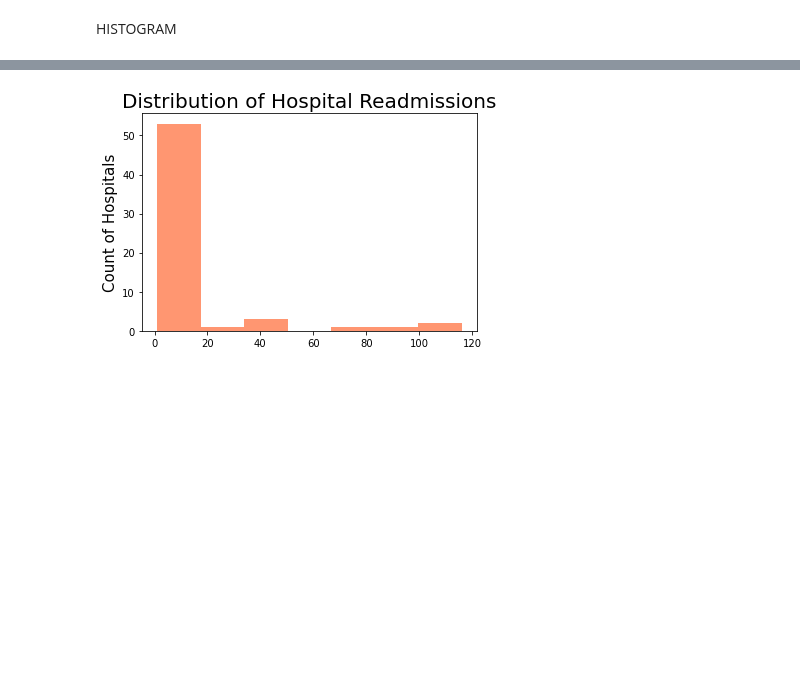
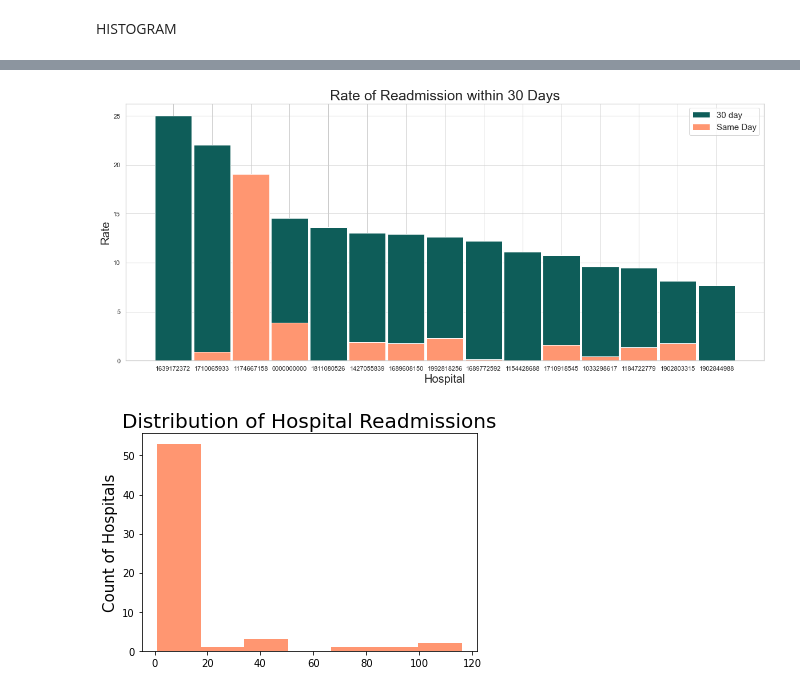
Before and after one commit to tipearso/hospital-readmissions, a Jupyter notebook: notebooks/plots.ipynb, the cells around one changed output, grey strips where cells are left out. Cells and saved outputs as stored; diff of their text form; code cells hidden in the pictures; blank space fills up the shorter version.

Commit message:
stacked

```diff
--- a/notebooks/plots.ipynb
+++ b/notebooks/plots.ipynb
@@ -141,4 +142,18 @@ combo4
 | 14 | 1902844988 | 7.692308 | NaN |
+# %%
+fig, ax = plt.subplots()
+
+ax.bar(combo4['Facility Provider NPI'], combo4['rate'], width=.95, label='30 day',  color=['#0e5d59'])
+ax.bar(combo4['Facility Provider NPI'], combo4['same day'], width= .95, label='Same Day',color=['#ff9671'])
+
+ax.set_ylabel('Rate', fontsize = '20')
+ax.set_xlabel('Hospital', fontsize = '20')
+ax.set_title('Rate of Readmission within 30 Days', fontsize = '25')
+ax.legend(fontsize = '15', loc = 'upper right')
+
+plt.savefig('../imgs/stacked', transparent = True)
+# %% [output]
+[figure, added]
 # %%
 #filter for number of readmissions per Attendant
 read_count_attendant = one_top.groupby(['Attending Provider NPI'], as_index=False).count()
```
Also changed, not shown: parts of 3 cells of this notebook, 2 other files.
